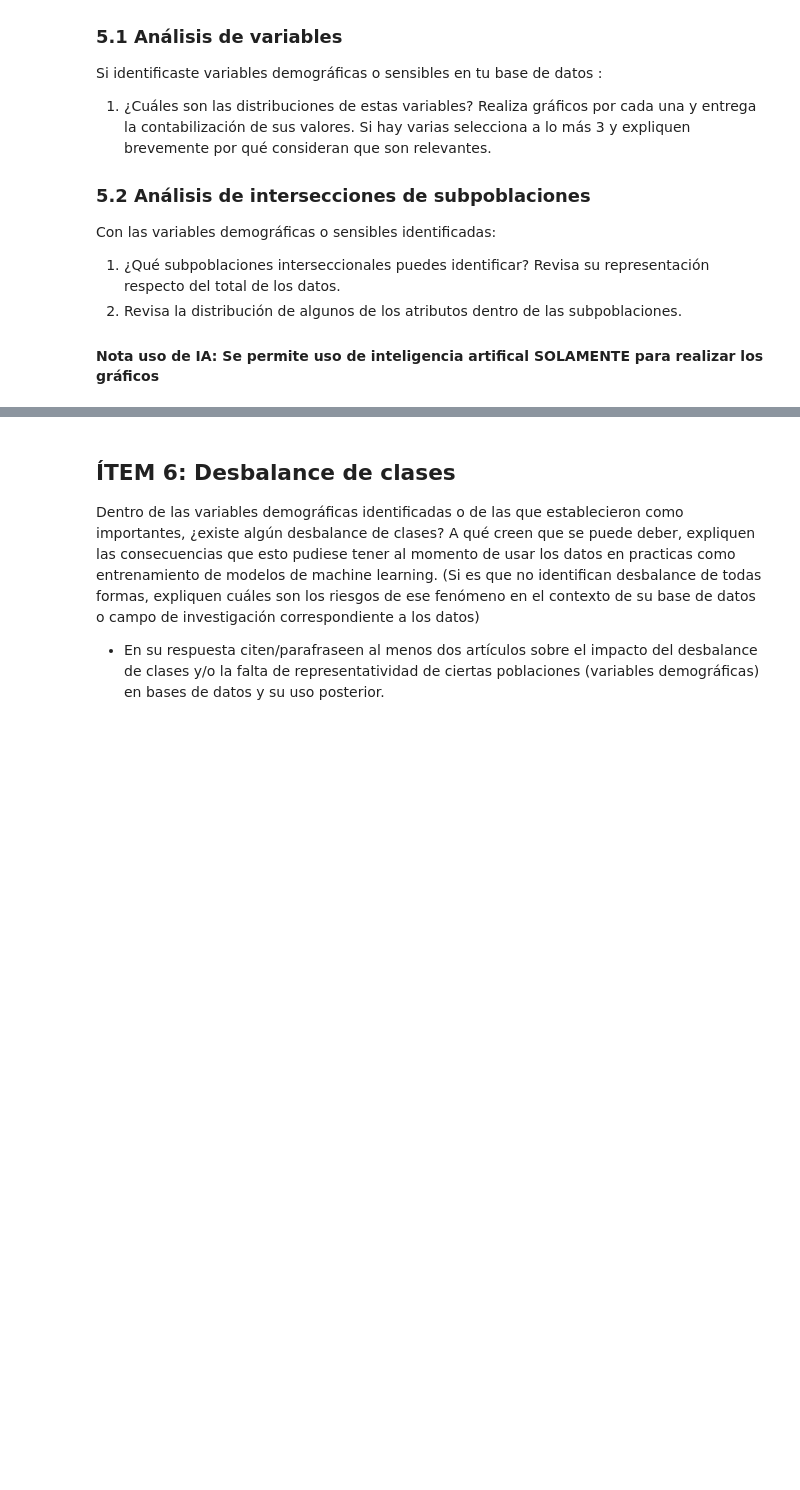
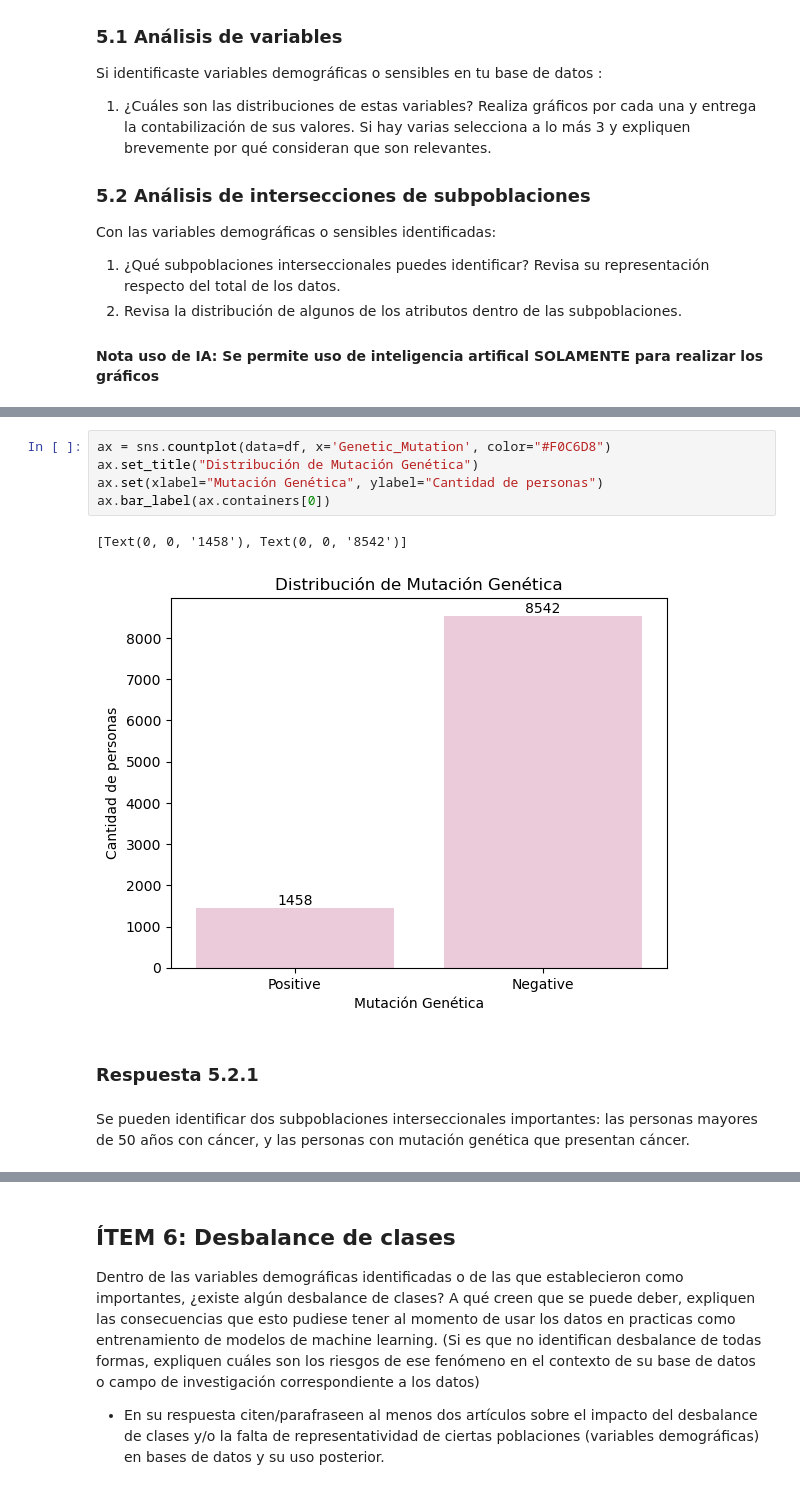
Before and after one commit to nacho200515/Taller_1_etica_para_ciencia_de_datos, a Jupyter notebook: Taller sumativo I ETI195.ipynb, the cells around one changed output, grey strips where cells are left out. Drawn from its saved outputs; the diff is of its cells as text; blank space fills up the shorter version.

```diff
--- a/Taller sumativo I ETI195.ipynb
+++ b/Taller sumativo I ETI195.ipynb
@@ -366,0 +407,12 @@ Con las variables demográficas o sensibles identificadas:
+# %%
+ax = sns.countplot(data=df, x='Genetic_Mutation', color="#F0C6D8")
+ax.set_title("Distribución de Mutación Genética")
+ax.set(xlabel="Mutación Genética", ylabel="Cantidad de personas")
+ax.bar_label(ax.containers[0])
+# %% [output]
+[Text(0, 0, '1458'), Text(0, 0, '8542')]
+[figure, added]
+# %% [markdown]
+### Respuesta 5.2.1
+# %% [markdown]
+Se pueden identificar dos subpoblaciones interseccionales importantes: las personas mayores de 50 años con cáncer, y las personas con mutación genética que presentan cáncer.
```
Also changed, not shown: parts of 14 cells of this notebook.
